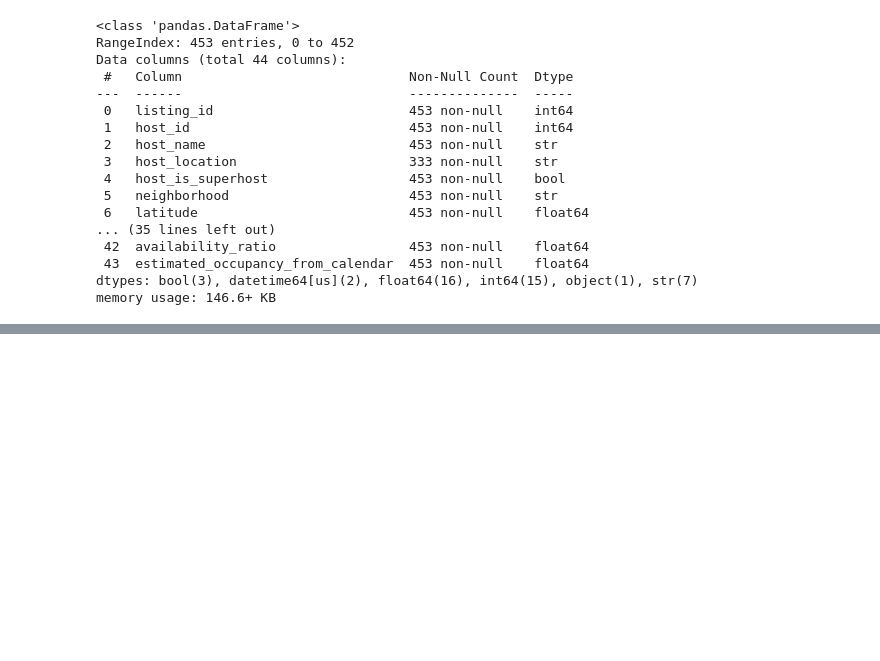
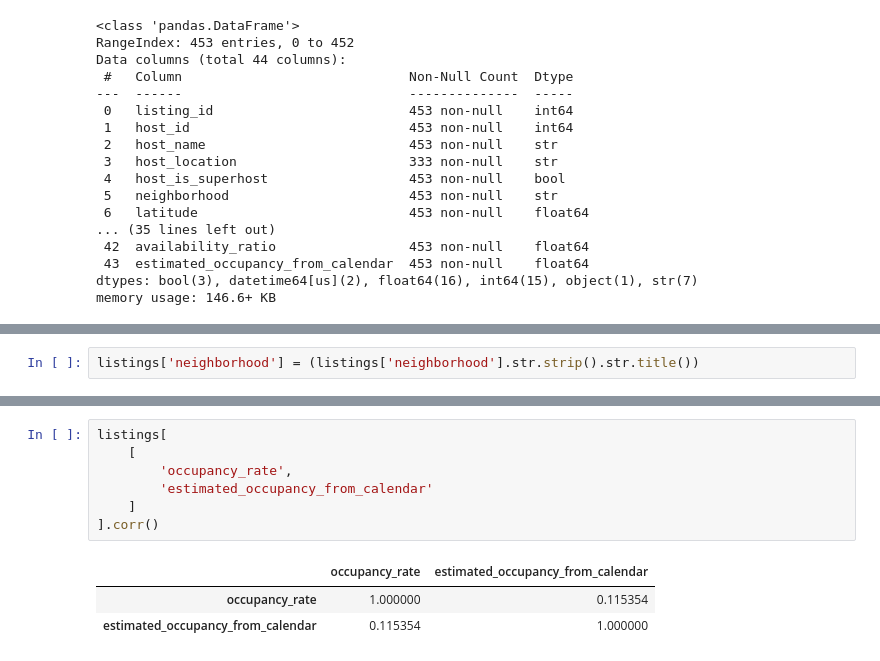
Before and after one commit to AyushVishwakarma21/Data-Analysis-on-Airbnb-Data, a Jupyter notebook: notebooks/data_cleaning.ipynb, the cells around one changed output, grey strips where cells are left out. Drawn from its saved outputs; the diff is of its cells as text; blank space fills up the shorter version.

```diff
--- a/notebooks/data_cleaning.ipynb
+++ b/notebooks/data_cleaning.ipynb
@@ -387,0 +434,2 @@ listings.describe()
+# %%
+listings['neighborhood'] = (listings['neighborhood'].str.strip().str.title())
@@ -387,0 +539,11 @@ listings.describe()
+# %%
+listings[
+    [
+        'occupancy_rate',
+        'estimated_occupancy_from_calendar'
+    ]
+].corr()
+# %% [output]
+|  | occupancy_rate | estimated_occupancy_from_calendar |
+| occupancy_rate | 1.000000 | 0.115354 |
+| estimated_occupancy_from_calendar | 0.115354 | 1.000000 |
```
Also changed, not shown: parts of 17 cells of this notebook, 9 other files.
